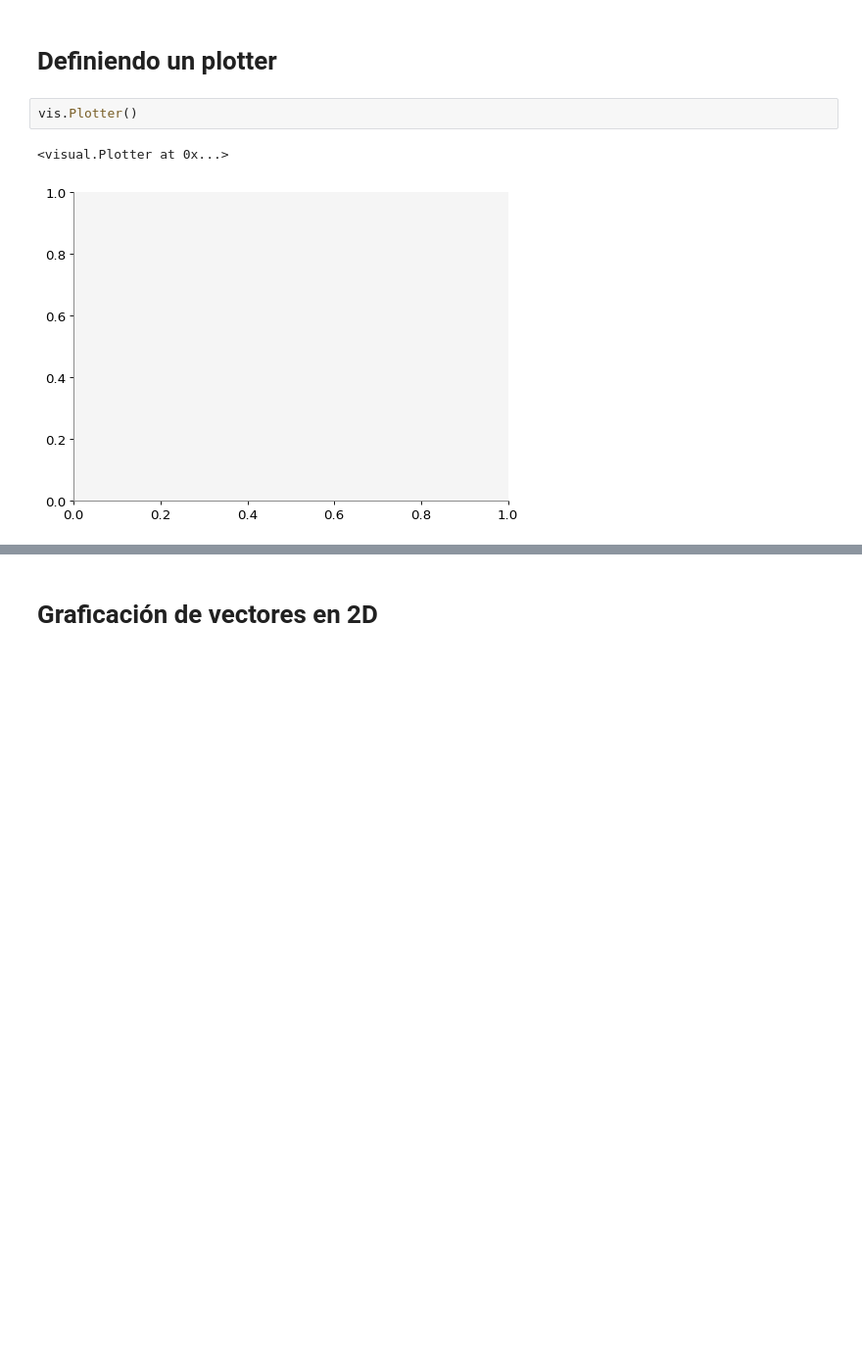
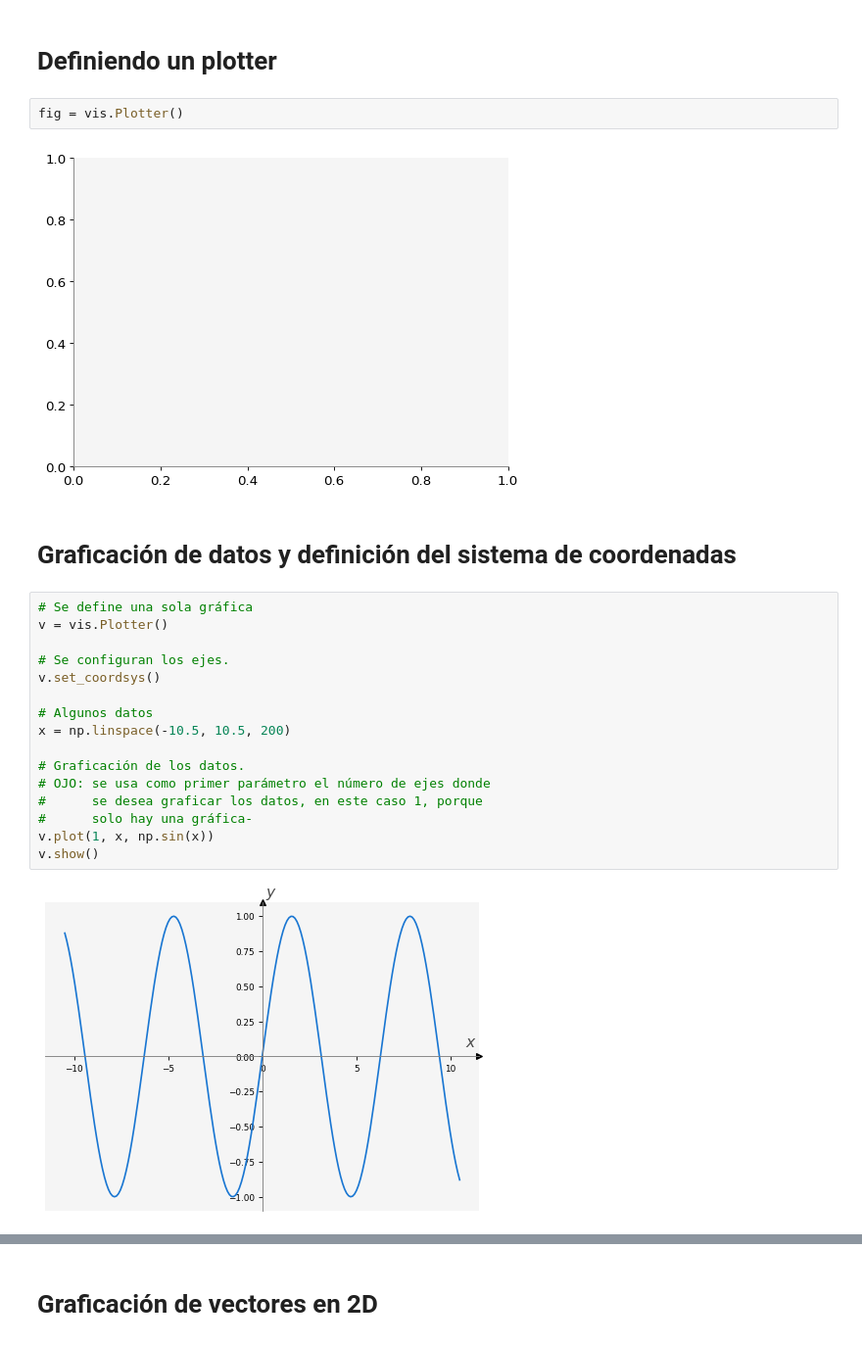
Before and after one commit to luiggix/macti_lib, a Jupyter notebook: macti/test_visual.ipynb, the cells around one changed output, grey strips where cells are left out. Shown at 98% size. Cells and saved outputs as stored; diff of their text form; blank space fills up the shorter version.

```diff
--- a/macti/test_visual.ipynb
+++ b/macti/test_visual.ipynb
@@ -6,7 +6,26 @@ import visual as vis
 # %% [markdown]
 # Definiendo un plotter
 # %%
-vis.Plotter()
+fig = vis.Plotter()
 # %% [output]
-<visual.Plotter at 0x...>
 [figure]
+# %% [markdown]
+# Graficación de datos y definición del sistema de coordenadas
+# %%
+# Se define una sola gráfica
+v = vis.Plotter()
+
+# Se configuran los ejes.
+v.set_coordsys()
+
+# Algunos datos
+x = np.linspace(-10.5, 10.5, 200)
+
+# Graficación de los datos.
+# OJO: se usa como primer parámetro el número de ejes donde
+#      se desea graficar los datos, en este caso 1, porque
+#      solo hay una gráfica-
+v.plot(1, x, np.sin(x))
+v.show()
+# %% [output]
+[figure, added]
```
Also changed, not shown: parts of 14 cells of this notebook, 1 other file.
